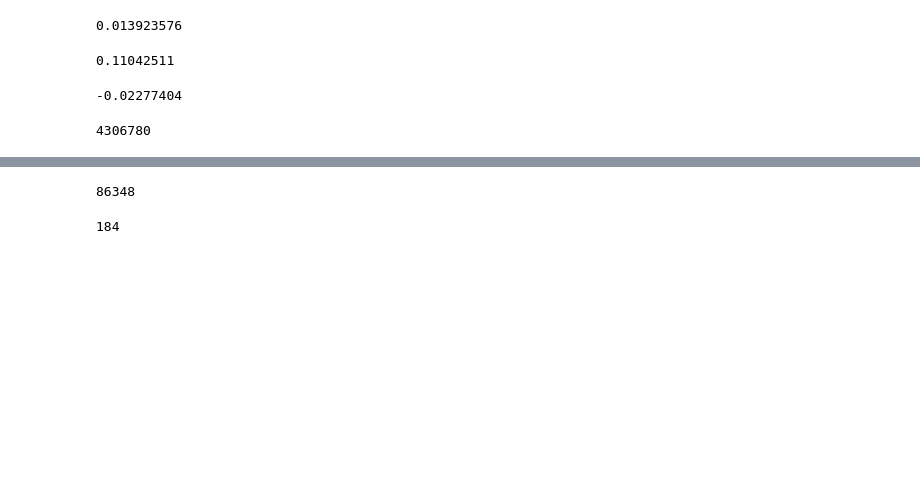
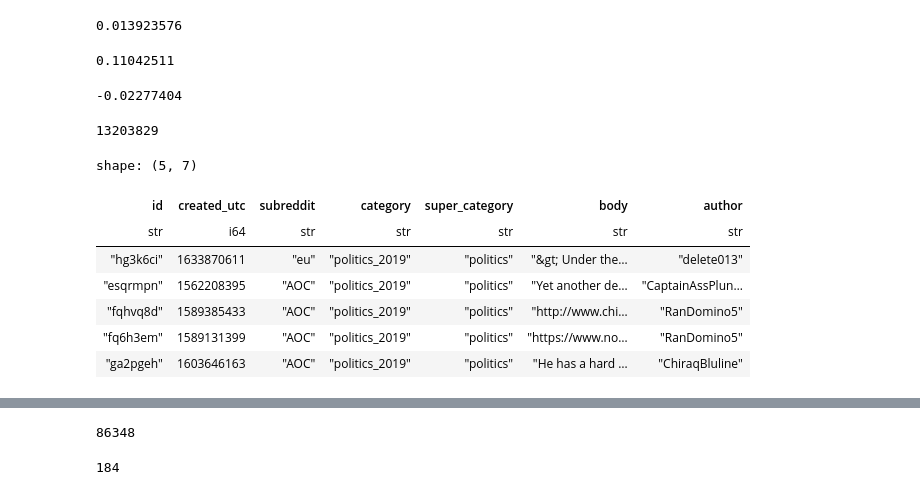
Before and after one commit to tatami-galaxy/sports-language-in-politics, a Jupyter notebook: experiments/notebooks/analogies_word2vec.ipynb, the cells around one changed output, grey strips where cells are left out. Drawn from its saved outputs; the diff is of its cells as text; code cells hidden in the pictures; blank space fills up the shorter version.

```diff
--- a/experiments/notebooks/analogies_word2vec.ipynb
+++ b/experiments/notebooks/analogies_word2vec.ipynb
@@ -1184,7 +1184,20 @@ import re
 df = pl.read_csv('/users/ujan/sports-language-in-politics/data/processed/politics_sample.csv').drop_nulls()
 # %%
 df = pl.read_csv('/users/ujan/sports-language-in-politics/data/processed/sports_sample.csv').drop_nulls()
+# %%
+df = pl.read_csv('/users/ujan/sports-language-in-politics/data/processed/politics_merged_13m.csv').drop_nulls()
 # %%
 len(df)
 # %% [output]
-4306780
+13203829
+# %%
+df.head()
+# %% [output]
+shape: (5, 7)
+| id | created_utc | subreddit | category | super_category | body | author |
+| str | i64 | str | str | str | str | str |
+| "hg3k6ci" | 1633870611 | "eu" | "politics_2019" | "politics" | "&gt; Under the… | "delete013" |
+| "esqrmpn" | 1562208395 | "AOC" | "politics_2019" | "politics" | "Yet another de… | "CaptainAssPlun… |
+| "fqhvq8d" | 1589385433 | "AOC" | "politics_2019" | "politics" | "http://www.chi… | "RanDomino5" |
+| "fq6h3em" | 1589131399 | "AOC" | "politics_2019" | "politics" | "https://www.no… | "RanDomino5" |
+| "ga2pgeh" | 1603646163 | "AOC" | "politics_2019" | "politics" | "He has a hard … | "ChiraqBluline" |
```
Also changed, not shown: parts of 2 cells of this notebook, 5 other files.
